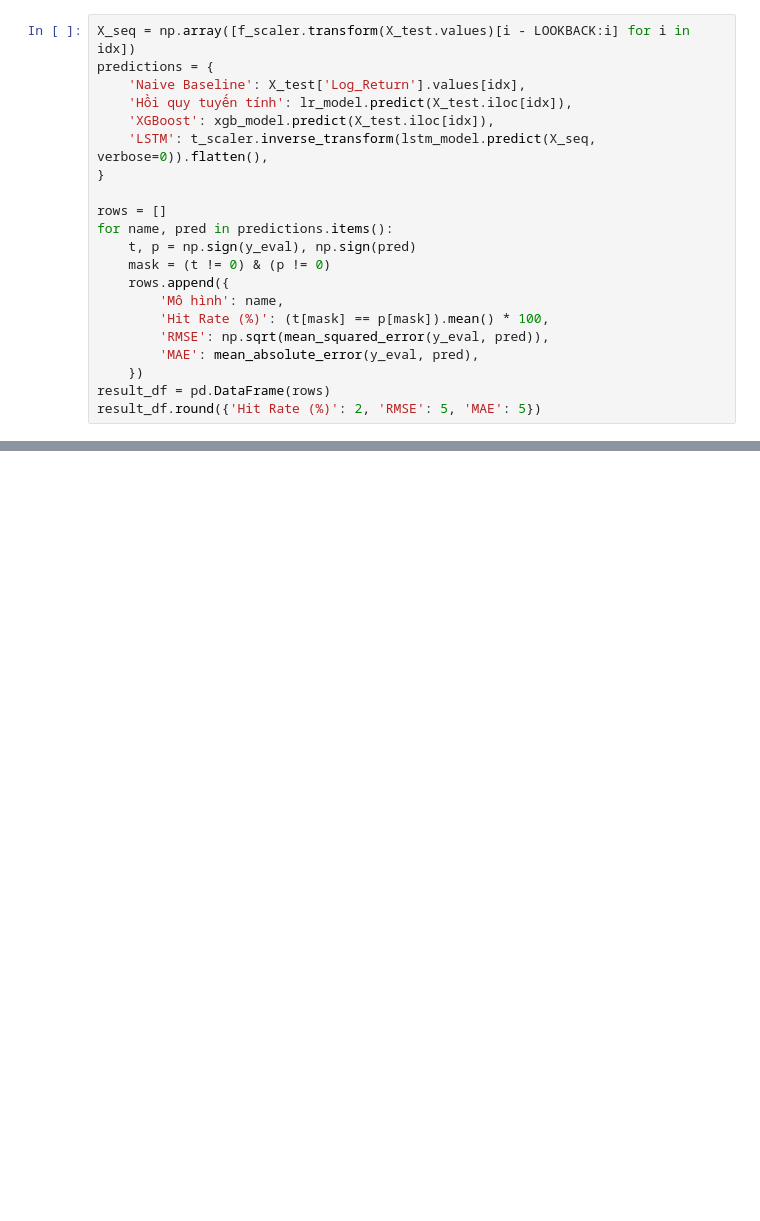
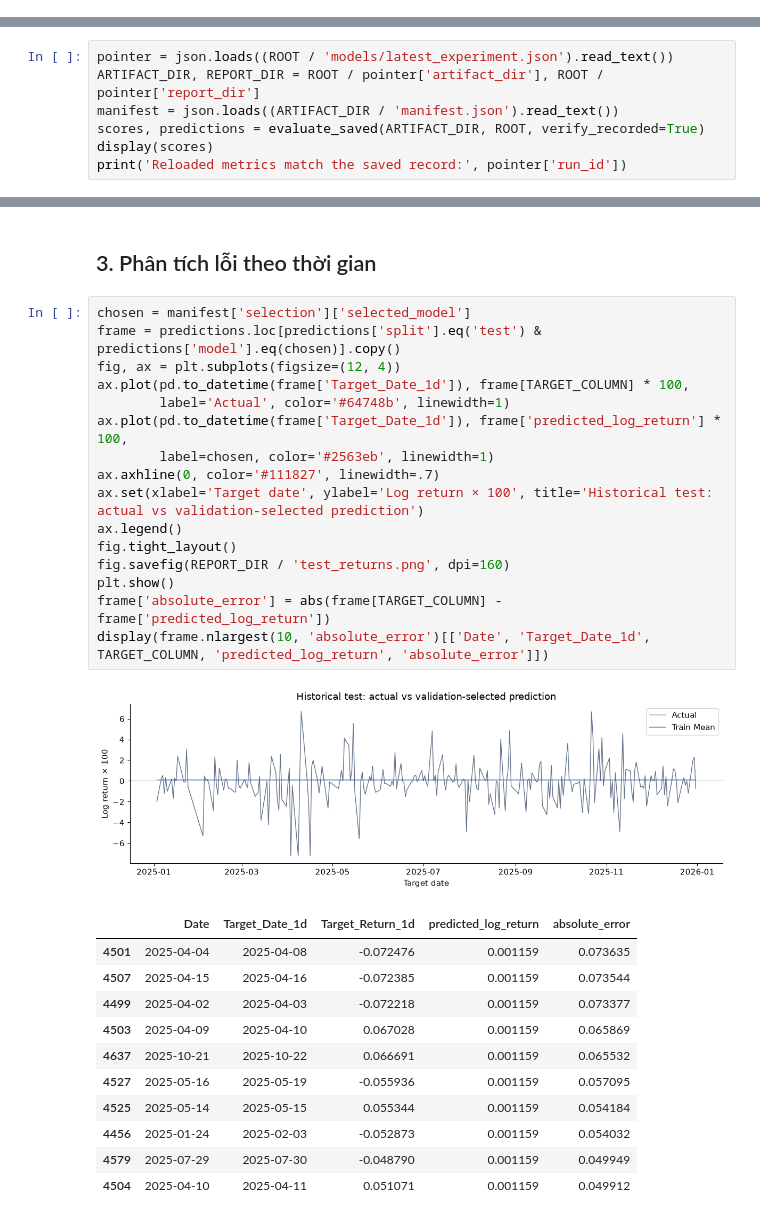
Before and after one commit to PhucTruong11/FPT_Stock_Forecasting, a Jupyter notebook: notebooks/03_evaluate_fpt_benchmark.ipynb, the cells around one changed output, grey strips where cells are left out. Cells and saved outputs as stored; diff of their text form; blank space fills up the shorter version.

```diff
--- a/notebooks/03_evaluate_fpt_benchmark.ipynb
+++ b/notebooks/03_evaluate_fpt_benchmark.ipynb
@@ -70,21 +0,0 @@ https://scikit-learn.org/stable/model_persistence.html#security-maintainability-
-# %%
-X_seq = np.array([f_scaler.transform(X_test.values)[i - LOOKBACK:i] for i in idx])
-predictions = {
-    'Naive Baseline': X_test['Log_Return'].values[idx],
-    'Hồi quy tuyến tính': lr_model.predict(X_test.iloc[idx]),
-    'XGBoost': xgb_model.predict(X_test.iloc[idx]),
-    'LSTM': t_scaler.inverse_transform(lstm_model.predict(X_seq, verbose=0)).flatten(),
-}
-
-rows = []
-for name, pred in predictions.items():
-    t, p = np.sign(y_eval), np.sign(pred)
-    mask = (t != 0) & (p != 0)
-    rows.append({
-        'Mô hình': name,
-        'Hit Rate (%)': (t[mask] == p[mask]).mean() * 100,
-        'RMSE': np.sqrt(mean_squared_error(y_eval, pred)),
-        'MAE': mean_absolute_error(y_eval, pred),
-    })
-result_df = pd.DataFrame(rows)
-result_df.round({'Hit Rate (%)': 2, 'RMSE': 5, 'MAE': 5})
@@ -125,0 +54,7 @@ plt.show()
+# %%
+pointer = json.loads((ROOT / 'models/latest_experiment.json').read_text())
+ARTIFACT_DIR, REPORT_DIR = ROOT / pointer['artifact_dir'], ROOT / pointer['report_dir']
+manifest = json.loads((ARTIFACT_DIR / 'manifest.json').read_text())
+scores, predictions = evaluate_saved(ARTIFACT_DIR, ROOT, verify_recorded=True)
+display(scores)
+print('Reloaded metrics match the saved record:', pointer['run_id'])
@@ -125,0 +104,31 @@ plt.show()
+# %% [markdown]
+## 3. Phân tích lỗi theo thời gian
+# %%
+chosen = manifest['selection']['selected_model']
+frame = predictions.loc[predictions['split'].eq('test') & predictions['model'].eq(chosen)].copy()
+fig, ax = plt.subplots(figsize=(12, 4))
+ax.plot(pd.to_datetime(frame['Target_Date_1d']), frame[TARGET_COLUMN] * 100,
+        label='Actual', color='#64748b', linewidth=1)
+ax.plot(pd.to_datetime(frame['Target_Date_1d']), frame['predicted_log_return'] * 100,
+        label=chosen, color='#2563eb', linewidth=1)
+ax.axhline(0, color='#111827', linewidth=.7)
+ax.set(xlabel='Target date', ylabel='Log return × 100', title='Historical test: actual vs validation-selected prediction')
+ax.legend()
+fig.tight_layout()
+fig.savefig(REPORT_DIR / 'test_returns.png', dpi=160)
+plt.show()
+frame['absolute_error'] = abs(frame[TARGET_COLUMN] - frame['predicted_log_return'])
+display(frame.nlargest(10, 'absolute_error')[['Date', 'Target_Date_1d', TARGET_COLUMN, 'predicted_log_return', 'absolute_error']])
+# %% [output]
+[figure, added]
+|  | Date | Target_Date_1d | Target_Return_1d | predicted_log_return | absolute_error |
+| 4501 | 2025-04-04 | 2025-04-08 | -0.072476 | 0.001159 | 0.073635 |
+| 4507 | 2025-04-15 | 2025-04-16 | -0.072385 | 0.001159 | 0.073544 |
+| 4499 | 2025-04-02 | 2025-04-03 | -0.072218 | 0.001159 | 0.073377 |
+| 4503 | 2025-04-09 | 2025-04-10 | 0.067028 | 0.001159 | 0.065869 |
+| 4637 | 2025-10-21 | 2025-10-22 | 0.066691 | 0.001159 | 0.065532 |
+| 4527 | 2025-05-16 | 2025-05-19 | -0.055936 | 0.001159 | 0.057095 |
+| 4525 | 2025-05-14 | 2025-05-15 | 0.055344 | 0.001159 | 0.054184 |
+| 4456 | 2025-01-24 | 2025-02-03 | -0.052873 | 0.001159 | 0.054032 |
+| 4579 | 2025-07-29 | 2025-07-30 | -0.048790 | 0.001159 | 0.049949 |
+| 4504 | 2025-04-10 | 2025-04-11 | 0.051071 | 0.001159 | 0.049912 |
```
Also changed, not shown: parts of 19 cells of this notebook, 54 other files.
